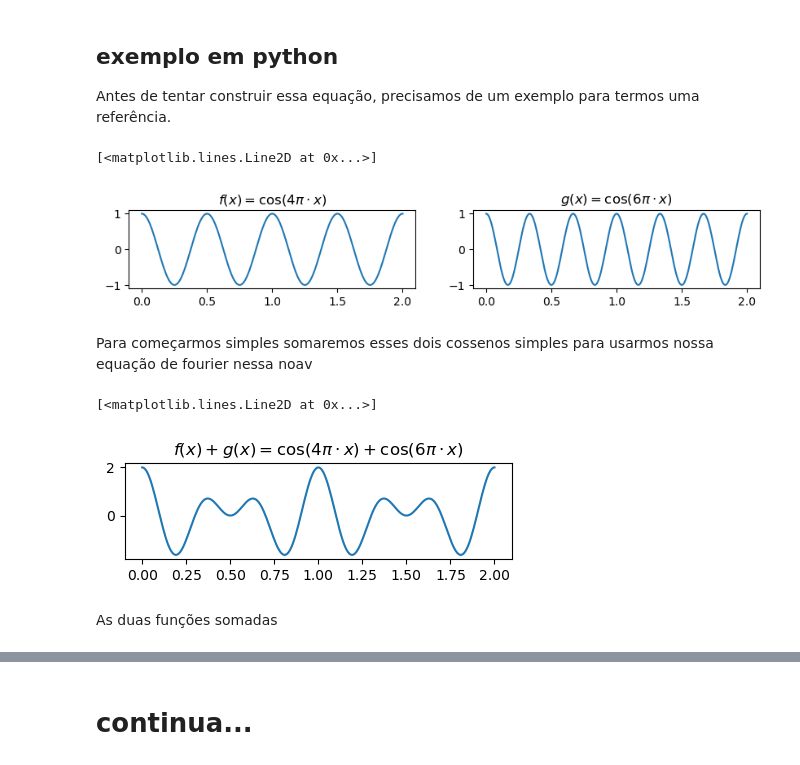
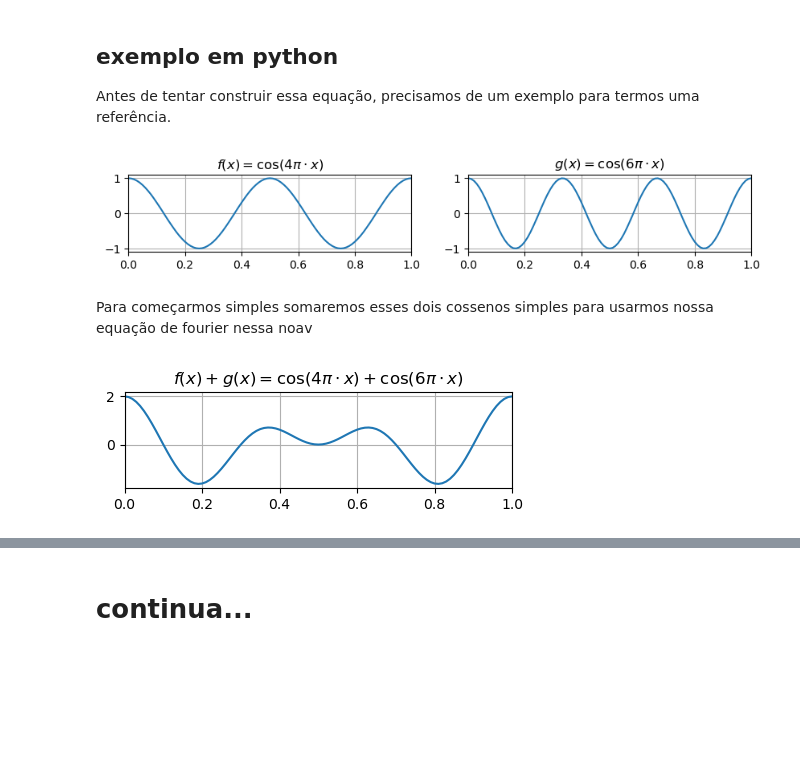
Before and after one commit to caruazu/transformacao-de-fourrie, a Jupyter notebook: transforma-o-de-fourier.ipynb, the cells around one changed output, grey strips where cells are left out. Cells and saved outputs as stored; diff of their text form; code cells hidden in the pictures; blank space fills up the shorter version.

```diff
--- a/transforma-o-de-fourier.ipynb
+++ b/transforma-o-de-fourier.ipynb
@@ -22,41 +22,48 @@ import scipy
 import matplotlib.pylab as plt
 # %%
 # criamos o domínio das funções
-x_inicial = 0
-x_final = 2
-numero_de_pontos = 256
-dominio = np.linspace(x_inicial, x_final, numero_de_pontos)
+
+numero_de_pontos = 2 * pow(10,3)
+espaco_entre_pontos = pow(10,-2)
+x_inicial = 0.0
+x_final = numero_de_pontos*espaco_entre_pontos
+dominio = np.linspace(x_inicial,x_final, numero_de_pontos, endpoint=False)
 
 # escolhendo as funcoes
 # nossa funçao f está em 2Hz
 contradominio_f = np.cos(4*np.pi*dominio)
 # já nossa funçao g está em 3Hz
 contradominio_g = np.cos(6*np.pi*dominio)
 
 # imprimido os graficos
 fig, axs = plt.subplots(1,2,figsize=(10, 1.25))
 
+
 axs[0].set_title(r'$f(x)=\cos(4\pi\cdot x)$')
 axs[0].plot(dominio, contradominio_f)
+axs[0].set_xlim(0,1)
+axs[0].grid()
 
 axs[1].set_title(r'$g(x)=\cos(6\pi\cdot x)$')
 axs[1].plot(dominio, contradominio_g)
+axs[1].set_xlim(0,1)
+axs[1].grid()
+
+#dir(axs[0])
 # %% [output]
-[<matplotlib.lines.Line2D at 0x...>]
-[figure, old version]
+[figure, new version]
 # %% [markdown]
 Para começarmos simples somaremos esses dois cossenos simples para usarmos nossa equação de fourier nessa noav
 # %%
 # somando as funções
-
 contradominio_f_e_g = np.cos(4*np.pi*dominio) + np.cos(6*np.pi*dominio)
 
+# imprimido o grafico
 fig_2, ax_2 = plt.subplots(figsize=(5, 1.25))
 
 ax_2.set_title(r'$f(x)+ g(x)=\cos(4\pi\cdot x)+\cos(6\pi\cdot x)$')
 ax_2.plot(dominio, contradominio_f_e_g)
+ax_2.set_xlim(0,1)
+ax_2.grid()
 # %% [output]
-[<matplotlib.lines.Line2D at 0x...>]
-[figure, old version]
+[figure, new version]
-# %% [markdown]
-As duas funções somadas
```
Also changed, not shown: parts of 3 cells of this notebook.
